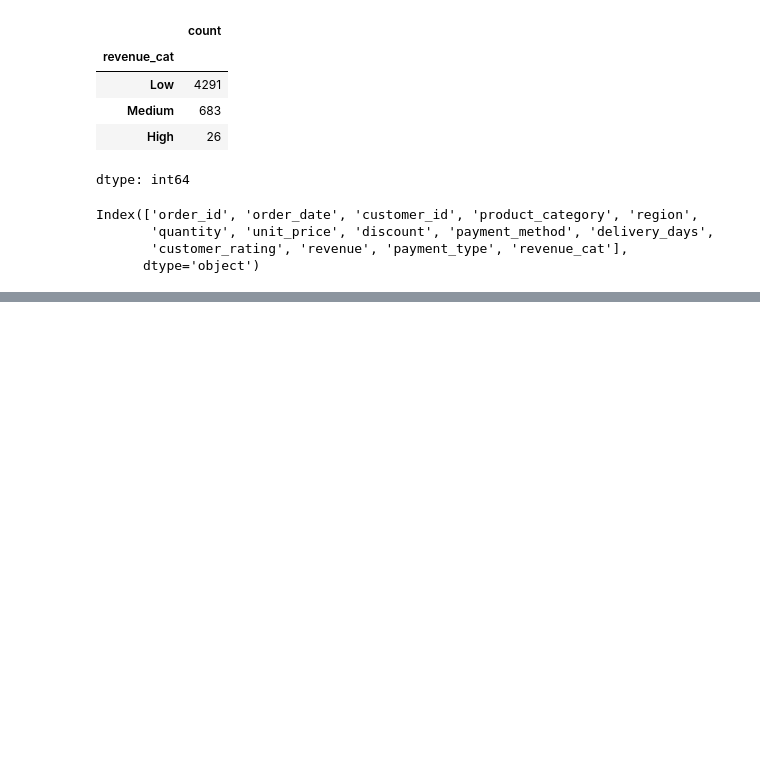
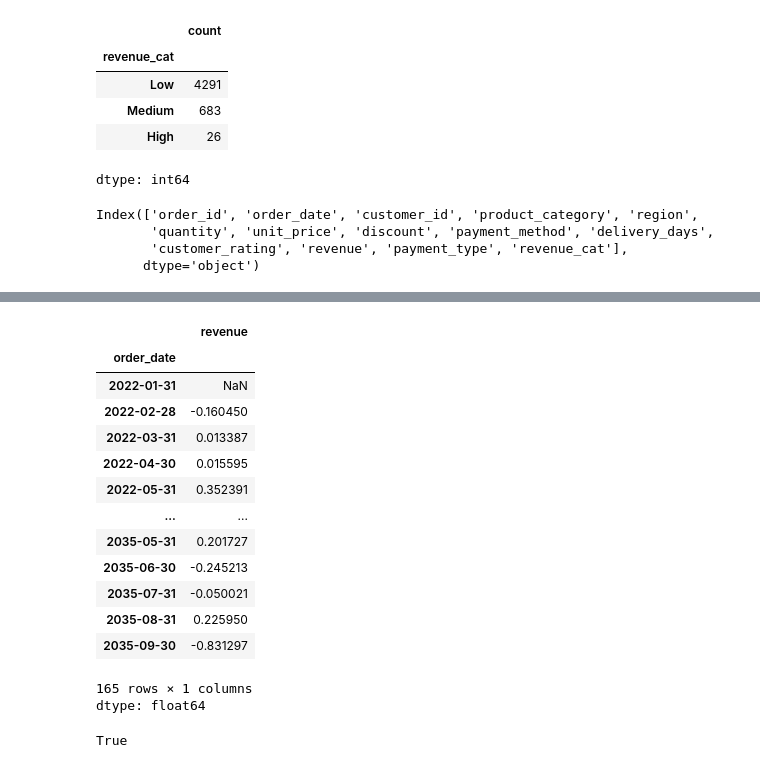
Before and after one commit to Muhammad-Awaix/-ML-Pyhton-Projects, a Jupyter notebook: Bscics_02.ipynb, the cells around one changed output, grey strips where cells are left out. Saved outputs shown, nothing was run; the diff lists cells and outputs as text; code cells hidden in the pictures; blank space fills up the shorter version.

```diff
--- a/Bscics_02.ipynb
+++ b/Bscics_02.ipynb
@@ -127,0 +203,22 @@ df.sample(3)
+# %%
+monthly_rev.pct_change()
+# %% [output]
+|  | revenue |
+| order_date |  |
+| 2022-01-31 | NaN |
+| 2022-02-28 | -0.160450 |
+| 2022-03-31 | 0.013387 |
+| 2022-04-30 | 0.015595 |
+| 2022-05-31 | 0.352391 |
+| ... | ... |
+| 2035-05-31 | 0.201727 |
+| 2035-06-30 | -0.245213 |
+| 2035-07-31 | -0.050021 |
+| 2035-08-31 | 0.225950 |
+| 2035-09-30 | -0.831297 |
+165 rows × 1 columns
+dtype: float64
+# %%
+monthly_rev.index.is_monotonic_increasing
+# %% [output]
+True
```
Also changed, not shown: parts of 16 cells of this notebook.
